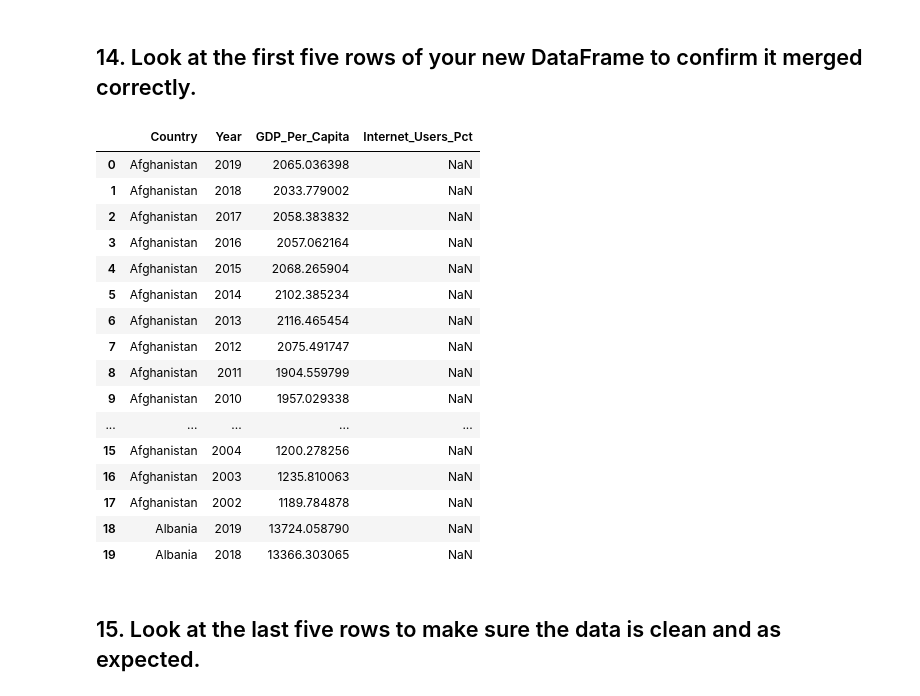
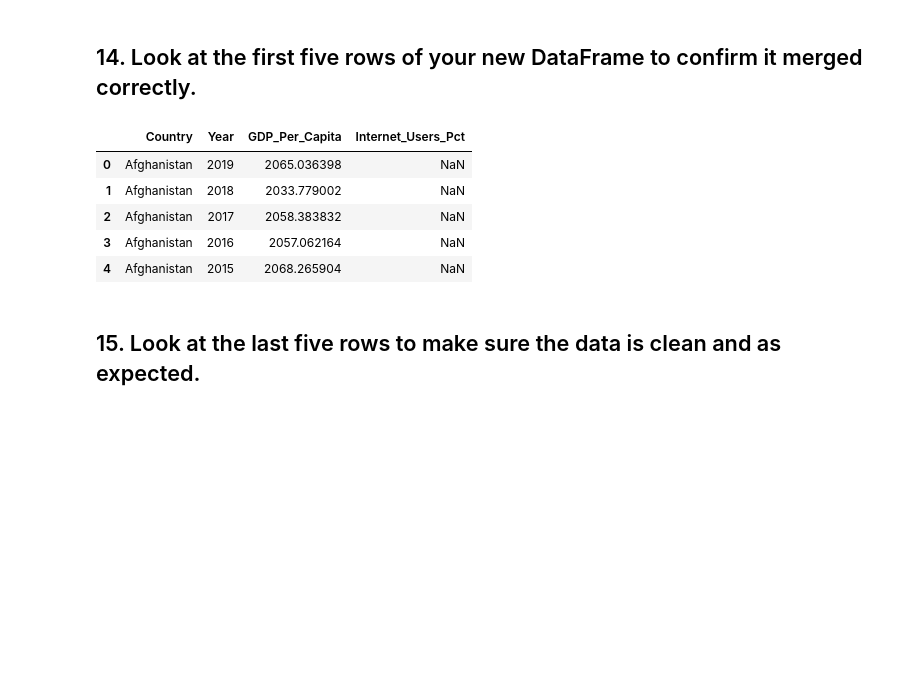
Before and after one commit to NSS-Data-Analytics-Cohort-6/gdp-and-internet-usage-abigailasper, a Jupyter notebook: notebooks/gdp_internet_un.ipynb, the cells around one changed output. Drawn from its saved outputs; the diff is of its cells as text; code cells hidden in the pictures; blank space fills up the shorter version.

```diff
--- a/notebooks/gdp_internet_un.ipynb
+++ b/notebooks/gdp_internet_un.ipynb
@@ -165,25 +165,14 @@ gdp_and_internet_use.shape
 # %% [markdown]
 ## 14. Look at the first five rows of your new DataFrame to confirm it merged correctly.
 # %%
-gdp_and_internet_use.head(20)
+gdp_and_internet_use.head()
 # %% [output]
 |  | Country | Year | GDP_Per_Capita | Internet_Users_Pct |
 | 0 | Afghanistan | 2019 | 2065.036398 | NaN |
 | 1 | Afghanistan | 2018 | 2033.779002 | NaN |
 | 2 | Afghanistan | 2017 | 2058.383832 | NaN |
 | 3 | Afghanistan | 2016 | 2057.062164 | NaN |
 | 4 | Afghanistan | 2015 | 2068.265904 | NaN |
-| 5 | Afghanistan | 2014 | 2102.385234 | NaN |
-| 6 | Afghanistan | 2013 | 2116.465454 | NaN |
-| 7 | Afghanistan | 2012 | 2075.491747 | NaN |
-| 8 | Afghanistan | 2011 | 1904.559799 | NaN |
-| 9 | Afghanistan | 2010 | 1957.029338 | NaN |
-| ... | ... | ... | ... | ... |
-| 15 | Afghanistan | 2004 | 1200.278256 | NaN |
-| 16 | Afghanistan | 2003 | 1235.810063 | NaN |
-| 17 | Afghanistan | 2002 | 1189.784878 | NaN |
-| 18 | Albania | 2019 | 13724.058790 | NaN |
-| 19 | Albania | 2018 | 13366.303065 | NaN |
 # %% [markdown]
 ## 15. Look at the last five rows to make sure the data is clean and as expected.
 # %%
```
Also changed, not shown: parts of 21 cells of this notebook.
